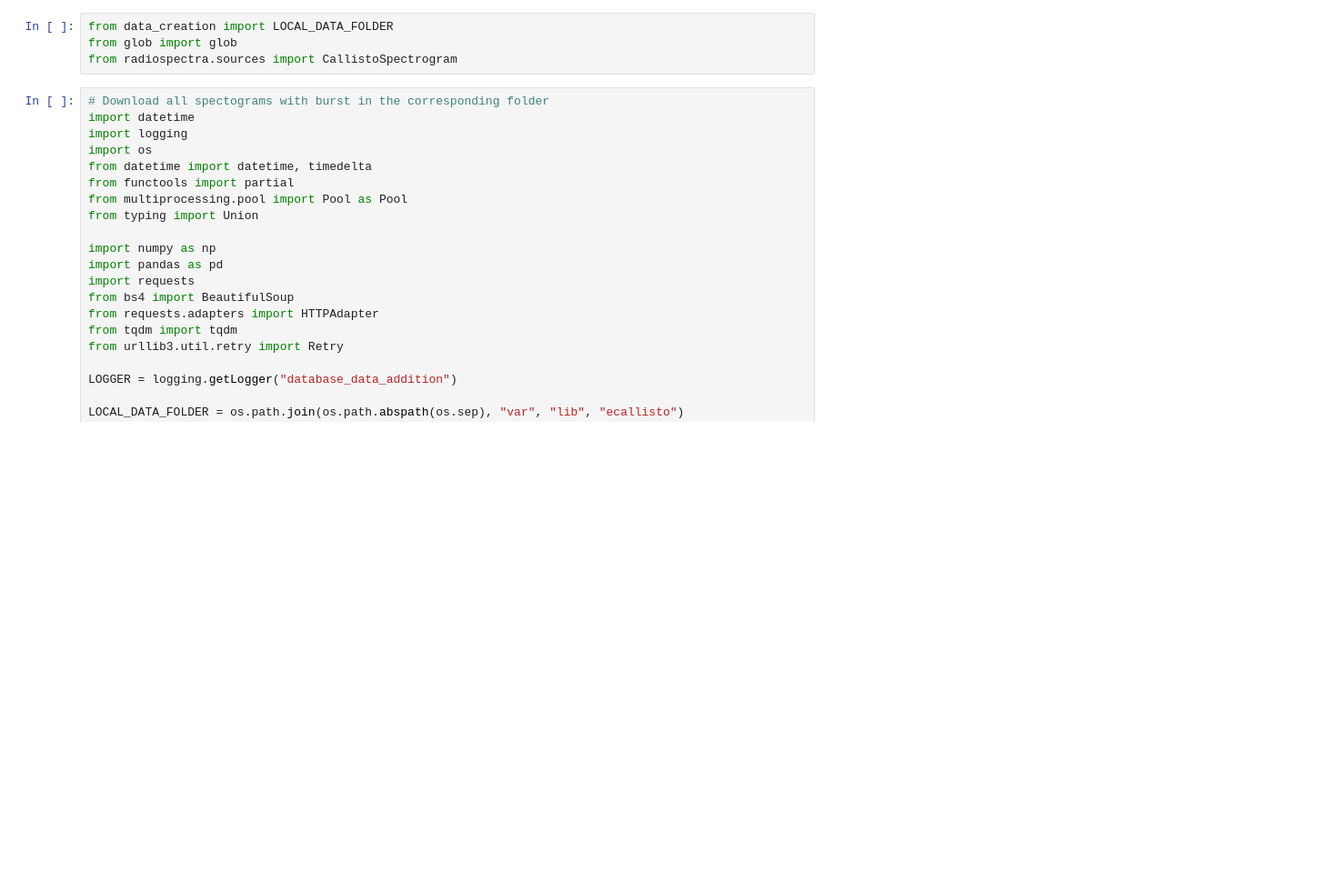
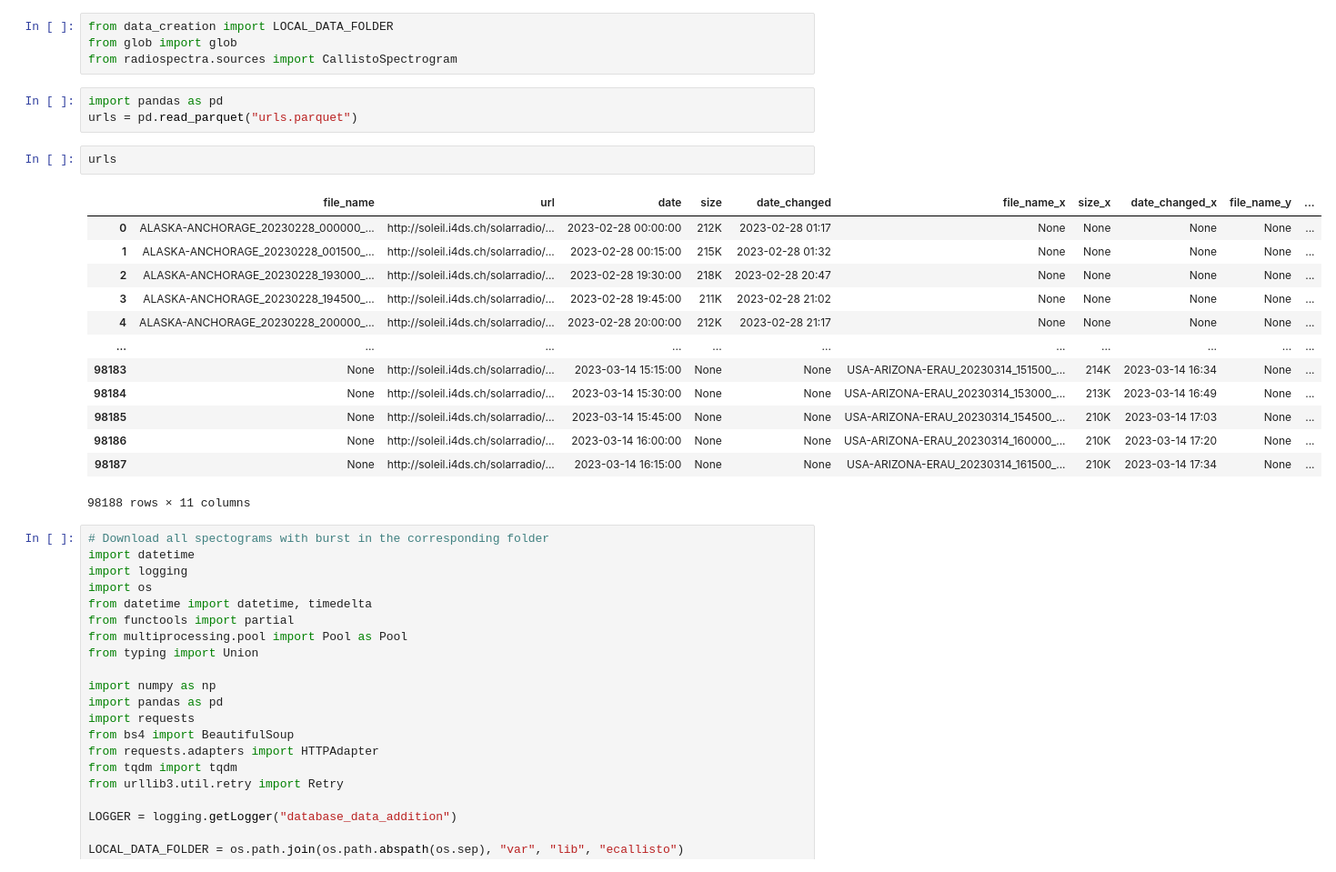
Before and after one commit to kenfus/ecallisto_timeseries_db, a Jupyter notebook: dev_database_notebook.ipynb, the cells around one changed output. Shown at 91% size. Saved outputs shown, nothing was run; the diff lists cells and outputs as text; blank space fills up the shorter version.

```diff
--- a/database_notebook.ipynb
+++ b/dev_database_notebook.ipynb
@@ -2,6 +2,25 @@
 from data_creation import LOCAL_DATA_FOLDER
 from glob import glob
 from radiospectra.sources import CallistoSpectrogram
+# %%
+import pandas as pd
+urls = pd.read_parquet("urls.parquet")
+# %%
+urls
+# %% [output]
+|  | file_name | url | date | size | date_changed | file_name_x | size_x | date_changed_x | file_name_y | ... |
+| 0 | ALASKA-ANCHORAGE_20230228_000000_... | http://soleil.i4ds.ch/solarradio/... | 2023-02-28 00:00:00 | 212K | 2023-02-28 01:17 | None | None | None | None | ... |
+| 1 | ALASKA-ANCHORAGE_20230228_001500_... | http://soleil.i4ds.ch/solarradio/... | 2023-02-28 00:15:00 | 215K | 2023-02-28 01:32 | None | None | None | None | ... |
+| 2 | ALASKA-ANCHORAGE_20230228_193000_... | http://soleil.i4ds.ch/solarradio/... | 2023-02-28 19:30:00 | 218K | 2023-02-28 20:47 | None | None | None | None | ... |
+| 3 | ALASKA-ANCHORAGE_20230228_194500_... | http://soleil.i4ds.ch/solarradio/... | 2023-02-28 19:45:00 | 211K | 2023-02-28 21:02 | None | None | None | None | ... |
+| 4 | ALASKA-ANCHORAGE_20230228_200000_... | http://soleil.i4ds.ch/solarradio/... | 2023-02-28 20:00:00 | 212K | 2023-02-28 21:17 | None | None | None | None | ... |
+| ... | ... | ... | ... | ... | ... | ... | ... | ... | ... | ... |
+| 98183 | None | http://soleil.i4ds.ch/solarradio/... | 2023-03-14 15:15:00 | None | None | USA-ARIZONA-ERAU_20230314_151500_... | 214K | 2023-03-14 16:34 | None | ... |
+| 98184 | None | http://soleil.i4ds.ch/solarradio/... | 2023-03-14 15:30:00 | None | None | USA-ARIZONA-ERAU_20230314_153000_... | 213K | 2023-03-14 16:49 | None | ... |
+| 98185 | None | http://soleil.i4ds.ch/solarradio/... | 2023-03-14 15:45:00 | None | None | USA-ARIZONA-ERAU_20230314_154500_... | 210K | 2023-03-14 17:03 | None | ... |
+| 98186 | None | http://soleil.i4ds.ch/solarradio/... | 2023-03-14 16:00:00 | None | None | USA-ARIZONA-ERAU_20230314_160000_... | 210K | 2023-03-14 17:20 | None | ... |
+| 98187 | None | http://soleil.i4ds.ch/solarradio/... | 2023-03-14 16:15:00 | None | None | USA-ARIZONA-ERAU_20230314_161500_... | 210K | 2023-03-14 17:34 | None | ... |
+98188 rows × 11 columns
 # %%
 # Download all spectograms with burst in the corresponding folder
 import datetime
```
Also changed, not shown: 2 other files.
